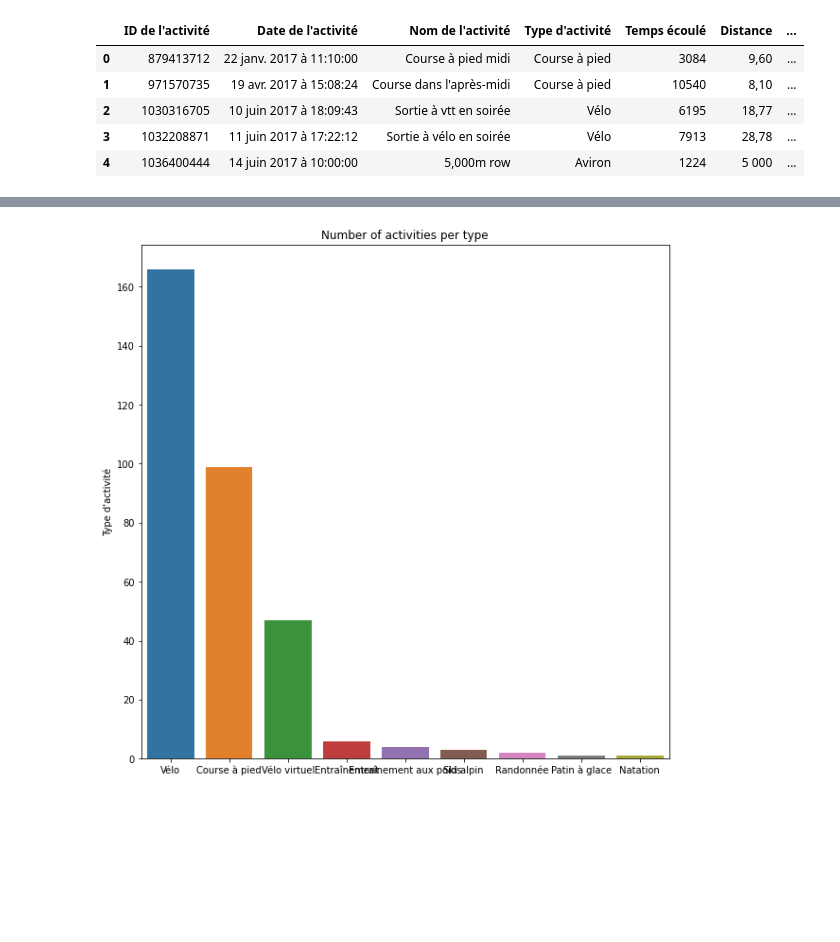
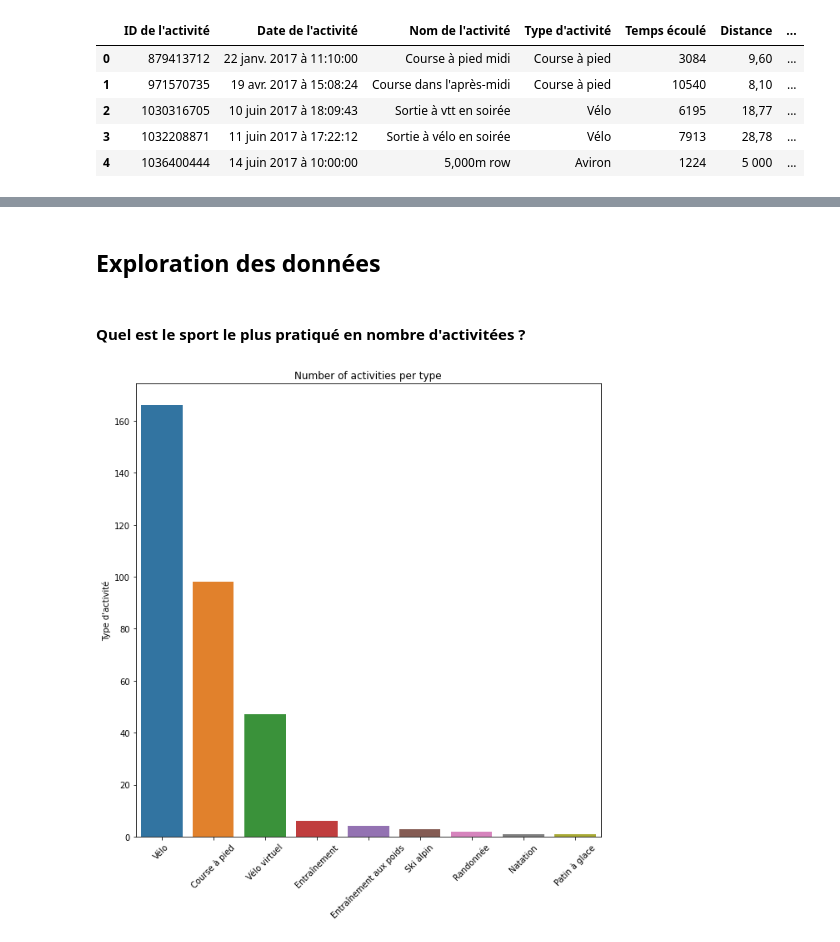
Before and after one commit to Ulysse3311/My-2020-in-sport, a Jupyter notebook: 2020 in sport Notebook.ipynb, the cells around one changed output, grey strips where cells are left out. Saved outputs shown, nothing was run; the diff lists cells and outputs as text; code cells hidden in the pictures; blank space fills up the shorter version.

Commit message:
Nouv. graph + traduction
Nuage de points
Mois
Semaines

```diff
--- a/2020 in sport Notebook.ipynb
+++ b/2020 in sport Notebook.ipynb
@@ -60,12 +74,14 @@ df.shape
 # %%
-#extracting time :
+# extraction de l'heure
 df["Heure"]=df["Date de l'activité"].str.extract(r"(\d\d:\d\d:\d\d)")
-#extracting date :
+# extraction de la date
 mois={"janv.":1,"févr.":2,"mars":3,"avr.":4,"mai":5,"juin":6,"juil.":7,"août":8,"sept.":9,"oct.":10,"nov.":11,"déc.":12}
 df["Jour"]=df["Date de l'activité"].str.extract("^(\d{1,2})")
-df["Mois"]=df["Date de l'activité"].str.extract(" ([a-z,â,é]{3,4}\.?) ")
+df["Mois"]=df["Date de l'activité"].str.extract(" ([a-z,â,é,û]{3,4}\.?) ")
 df["Mois_num"]=df["Mois"].map(mois)
 df["Annee"]=df["Date de l'activité"].str.extract("(\d{4})")
+df["Date"]=pd.to_datetime(dict(year=df["Annee"], month=df["Mois_num"], day=df["Jour"]))
+df["Day"]=df["Date"].dt.dayofweek
 df.head()
 # %% [output]
 |  | ID de l'activité | Date de l'activité | Nom de l'activité | Type d'activité | Temps écoulé | Distance | ... |
@@ -95,7 +104,19 @@ df2020
+# %%
+# Effaçage activité avec un temps trop long (bug) :
+df2020=df2020[df2020["Temps écoulé"]<24*60*60]
+# Conversion de la distance de string à float :
+df2020["Distance"]=df2020["Distance"].replace("\D","",regex=True).astype(float)/100
+# Conversion du temps en minute (plus parlant que des secondes)
+df2020["Temps écoulé"]=df2020["Temps écoulé"]/60
+# %% [markdown]
+## Exploration des données
+# %% [markdown]
+#### Quel est le sport le plus pratiqué en nombre d'activitées ?
 # %%
 plt.figure(figsize=(10,10))
+plt.xticks(rotation=45)
 sns.barplot(df2020["Type d'activité"].value_counts().index,
             df2020["Type d'activité"].value_counts(),
             ).set_title("Number of activities per type");
 # %% [output]
-[figure, old version]
+[figure, new version]
```
Also changed, not shown: parts of 14 cells of this notebook.
